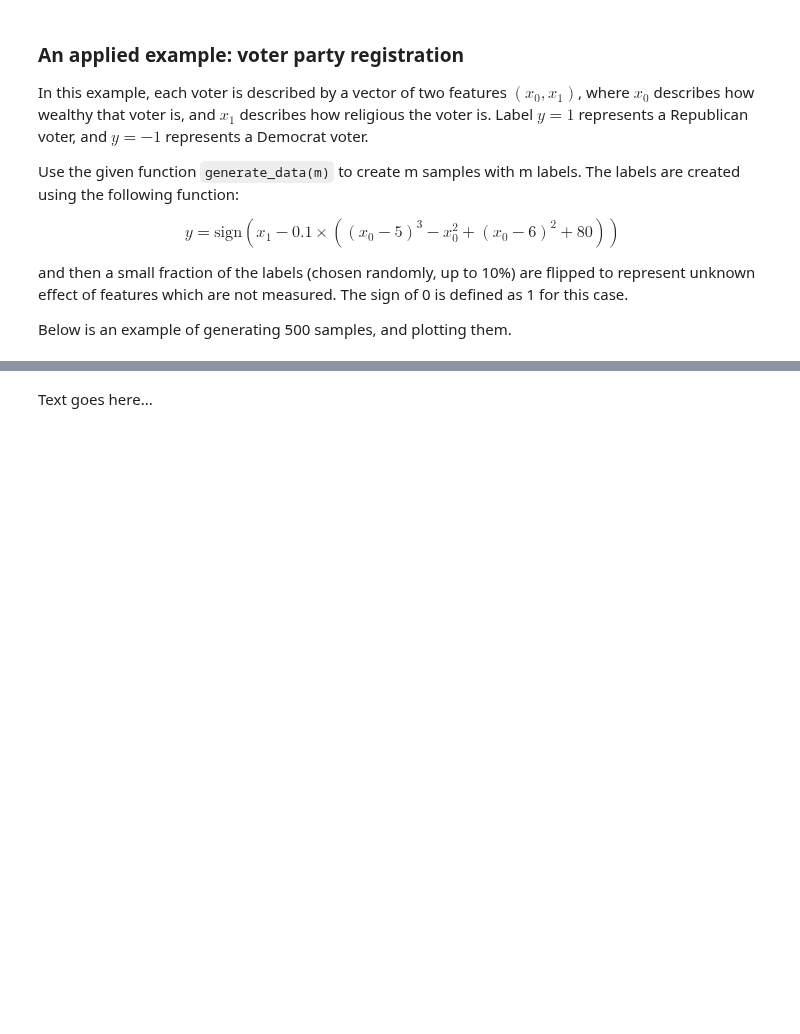
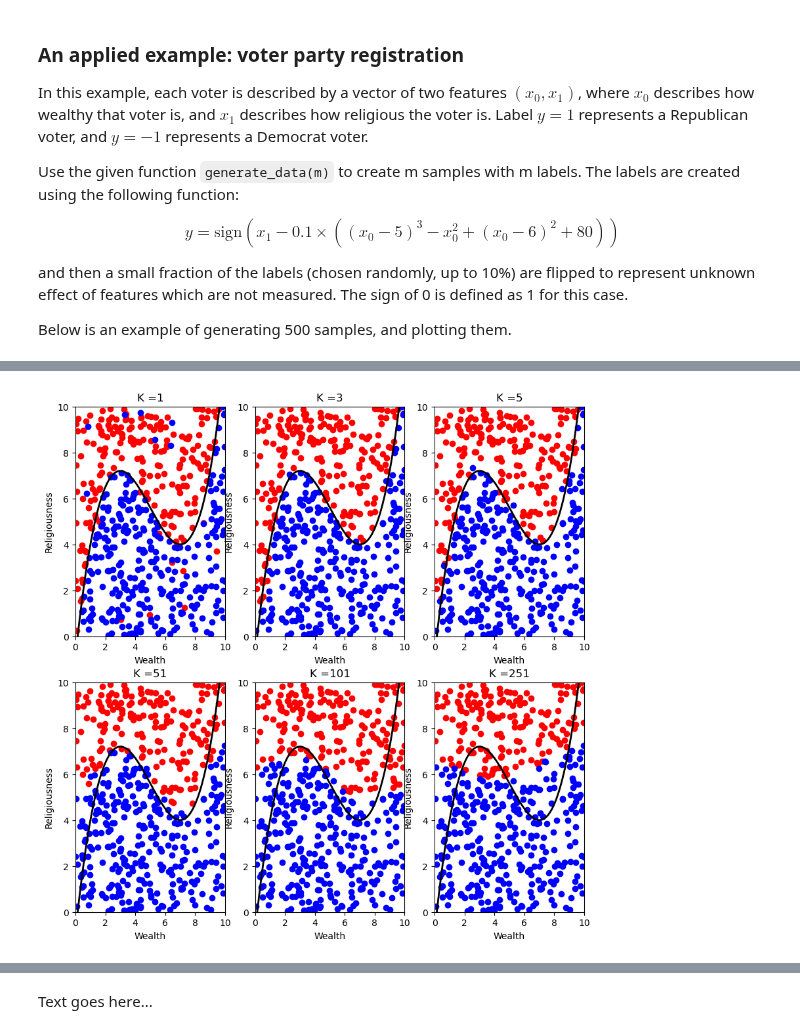
Before and after one commit to tryko/y_data_Itay_asaf_, a Jupyter notebook: Supervised_Learning/week_1/intro_ml_22_23_asaf.ipynb, the cells around one changed output, grey strips where cells are left out. Cells and saved outputs as stored; diff of their text form; code cells hidden in the pictures; blank space fills up the shorter version.

```diff
--- a/Supervised_Learning/week_1/intro_ml_22_23_asaf.ipynb
+++ b/Supervised_Learning/week_1/intro_ml_22_23_asaf.ipynb
@@ -129,0 +135,13 @@ Use interactive slider for k to see the effect [see [interact](https://ipywidget
+# %%
+vals = [1,3,5,51,101,251]
+plt.figure(figsize=(10,10))
+for i,k in enumerate(vals):
+    X, y = generate_data(m=500,seed=2)
+    plt.subplot(2,3,i+1)
+    my_model = kNNClassifier(k)
+    my_model.fit(X,y)
+    y_pred = my_model.predict(X)
+    plot_labeled_data(X,y_pred)
+    plt.title('K =' + str(k))
+# %% [output]
+[figure, added]
```
Also changed, not shown: parts of 11 cells of this notebook.
